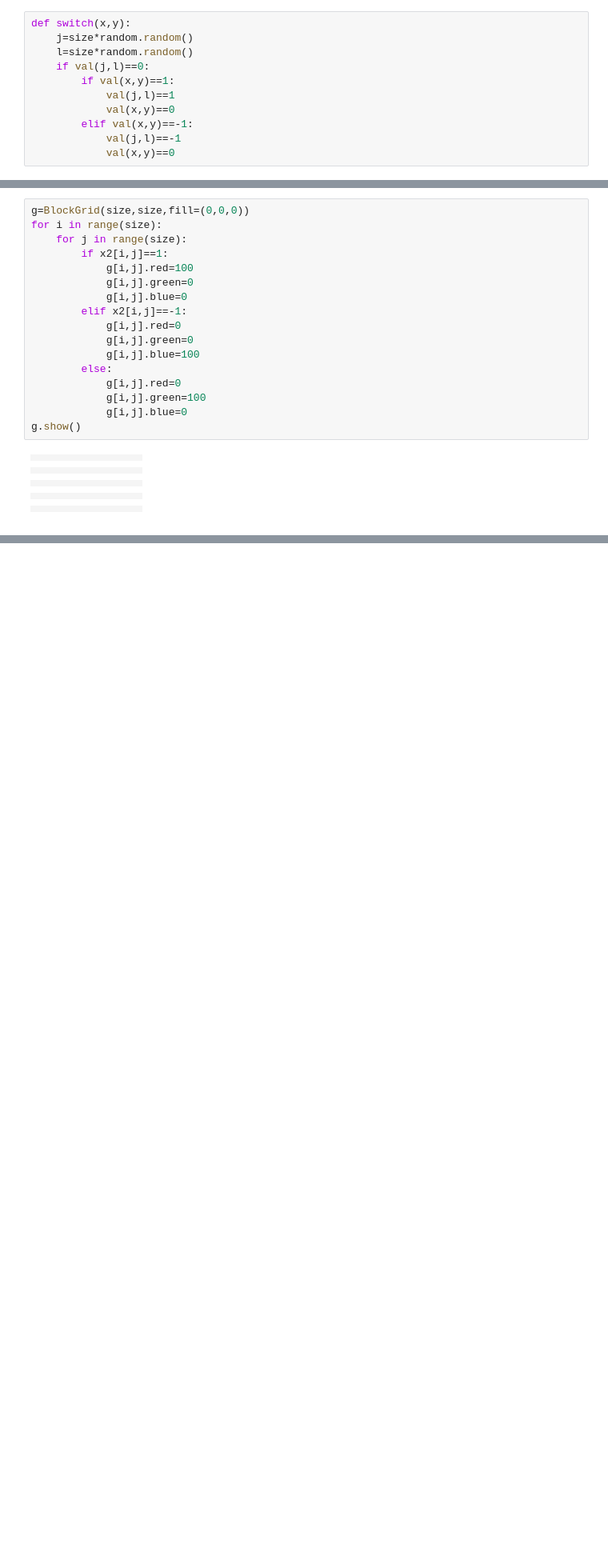
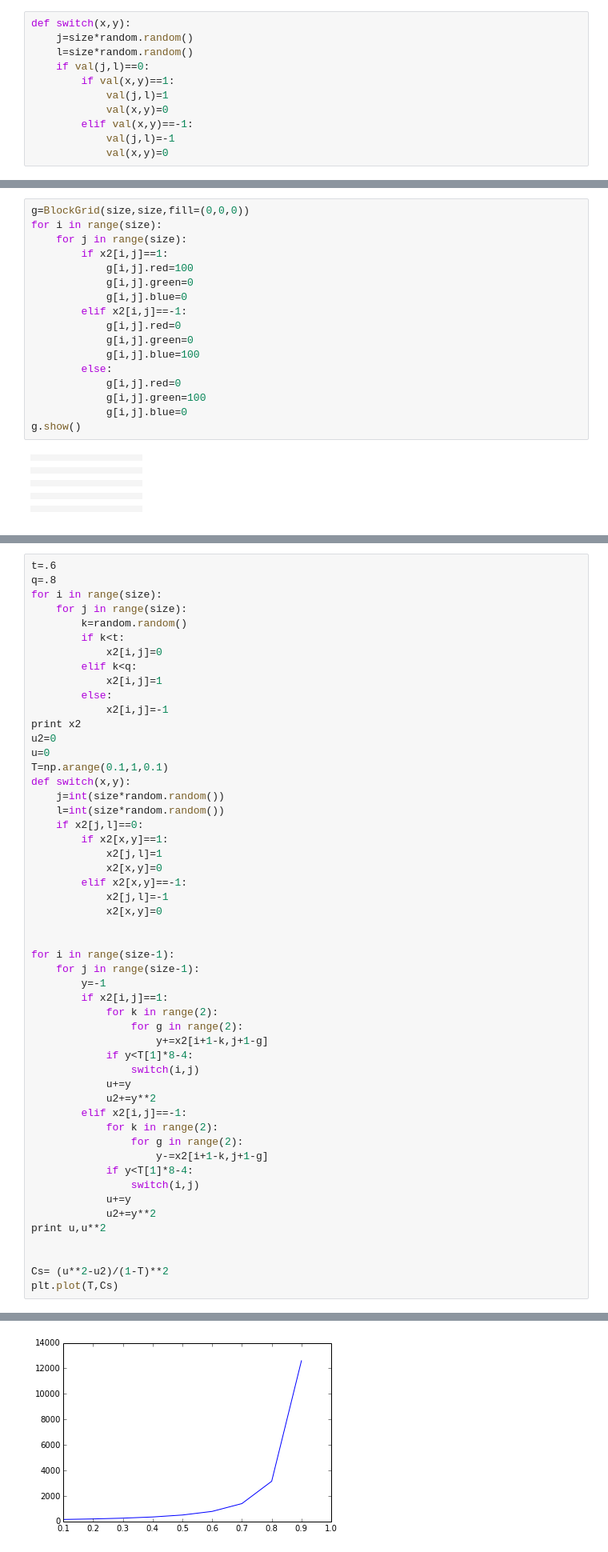
Before and after one commit to ulemanPHYS202/PHYS202-S14, a Jupyter notebook: Project.ipynb, the cells around one changed output, grey strips where cells are left out. Shown at 80% size. Saved outputs shown, nothing was run; the diff lists cells and outputs as text; blank space fills up the shorter version.

```diff
--- a/Project.ipynb
+++ b/Project.ipynb
@@ -128,11 +137,11 @@ def switch(x,y):
     l=size*random.random()
     if val(j,l)==0:
         if val(x,y)==1:
-            val(j,l)==1
-            val(x,y)==0
+            val(j,l)=1
+            val(x,y)=0
         elif val(x,y)==-1:
-            val(j,l)==-1
-            val(x,y)==0
+            val(j,l)=-1
+            val(x,y)=0
 # %%
 switch(1,3)
 # %%
@@ -478,0 +390,53 @@ plt.plot(T,Cs)
+# %%
+t=.6
+q=.8
+for i in range(size):
+    for j in range(size):
+        k=random.random()
+        if k<t:
+            x2[i,j]=0
+        elif k<q:
+            x2[i,j]=1
+        else:
+            x2[i,j]=-1
+print x2
+u2=0
+u=0
+T=np.arange(0.1,1,0.1)
+def switch(x,y):
+    j=int(size*random.random())
+    l=int(size*random.random())
+    if x2[j,l]==0:
+        if x2[x,y]==1:
+            x2[j,l]=1
+            x2[x,y]=0
+        elif x2[x,y]==-1:
+            x2[j,l]=-1
+            x2[x,y]=0
+
+
+for i in range(size-1):
+    for j in range(size-1):
+        y=-1
+        if x2[i,j]==1:
+            for k in range(2):
+                for g in range(2):
+                    y+=x2[i+1-k,j+1-g]
+            if y<T[1]*8-4:
+                switch(i,j)
+            u+=y
+            u2+=y**2
+        elif x2[i,j]==-1:
+            for k in range(2):
+                for g in range(2):
+                    y-=x2[i+1-k,j+1-g]
+            if y<T[1]*8-4:
+                switch(i,j)
+            u+=y
+            u2+=y**2
+print u,u**2
+
+
+Cs= (u**2-u2)/(1-T)**2
+plt.plot(T,Cs)
+# %% [output]
@@ -478,0 +455 @@ plt.plot(T,Cs)
+[figure, added]
```
Also changed, not shown: parts of 12 cells of this notebook.
